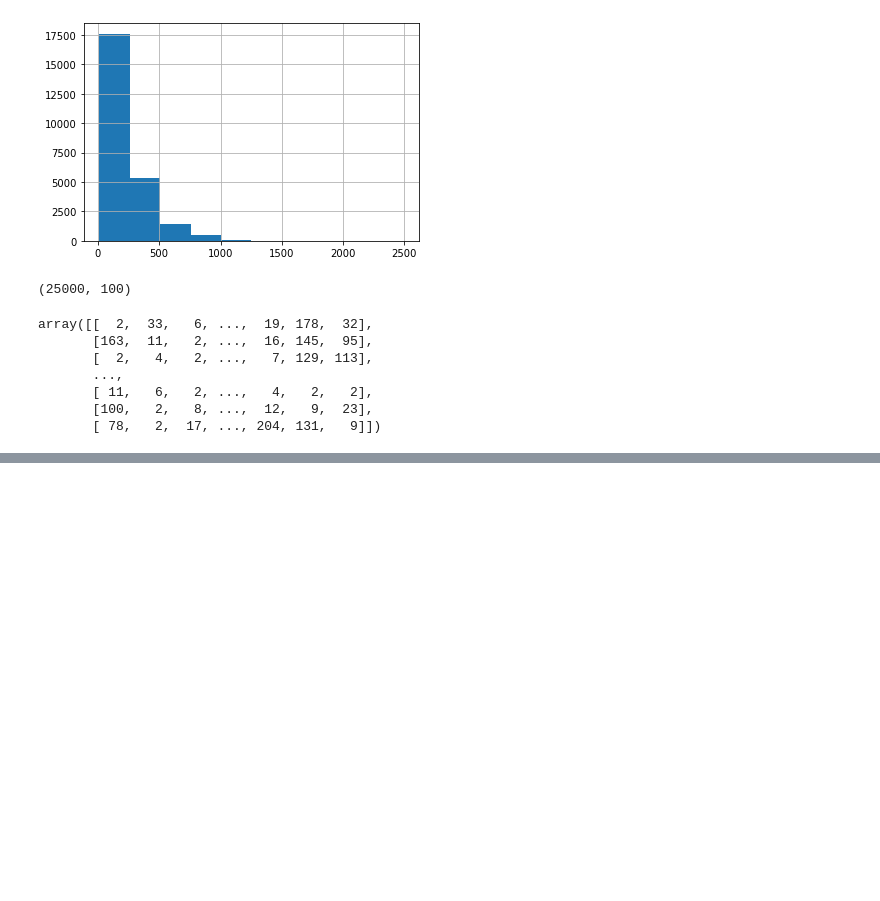
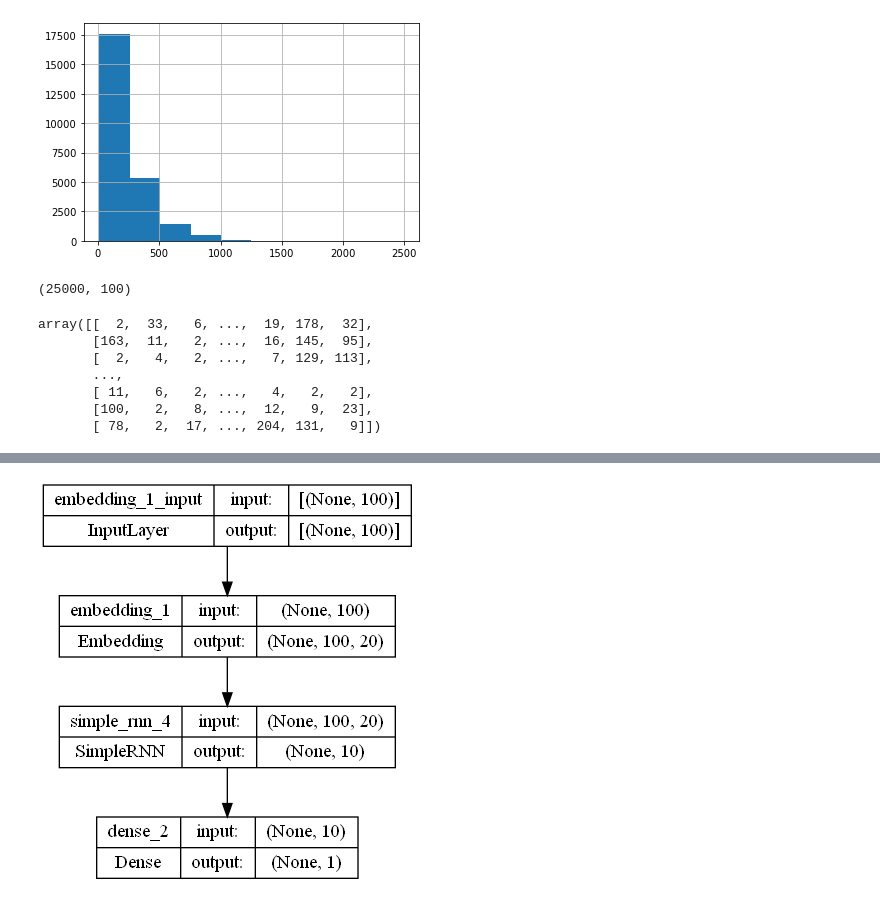
Before and after one commit to HoJin1014/KNU-BIGDATA-study, a Jupyter notebook: 2022.09.26/ex_nlp_keras.ipynb, the cells around one changed output, grey strips where cells are left out. Cells and saved outputs as stored; diff of their text form; code cells hidden in the pictures; blank space fills up the shorter version.

```diff
--- a/2022.09.26/ex_nlp_keras.ipynb
+++ b/2022.09.26/ex_nlp_keras.ipynb
@@ -257,0 +294,8 @@ Epoch 4/100
+# %%
+model2=Sequential()
+# One-Hot-Encoding 500개의 거대한 데이터 => 밀집형태 20크기 벡터로 변환
+model2.add(Embedding(500, 20, input_length=100))
+model2.add(SimpleRNN(10))
+model2.add(Dense(1, activation='sigmoid'))
+
+model2.summary()
@@ -257,0 +318,6 @@ Epoch 4/100
+# %%
+from tensorflow.keras.utils import plot_model
+
+plot_model(model2, show_shapes=True)
+# %% [output]
+[figure, added]
```
Also changed, not shown: parts of 44 cells of this notebook.
